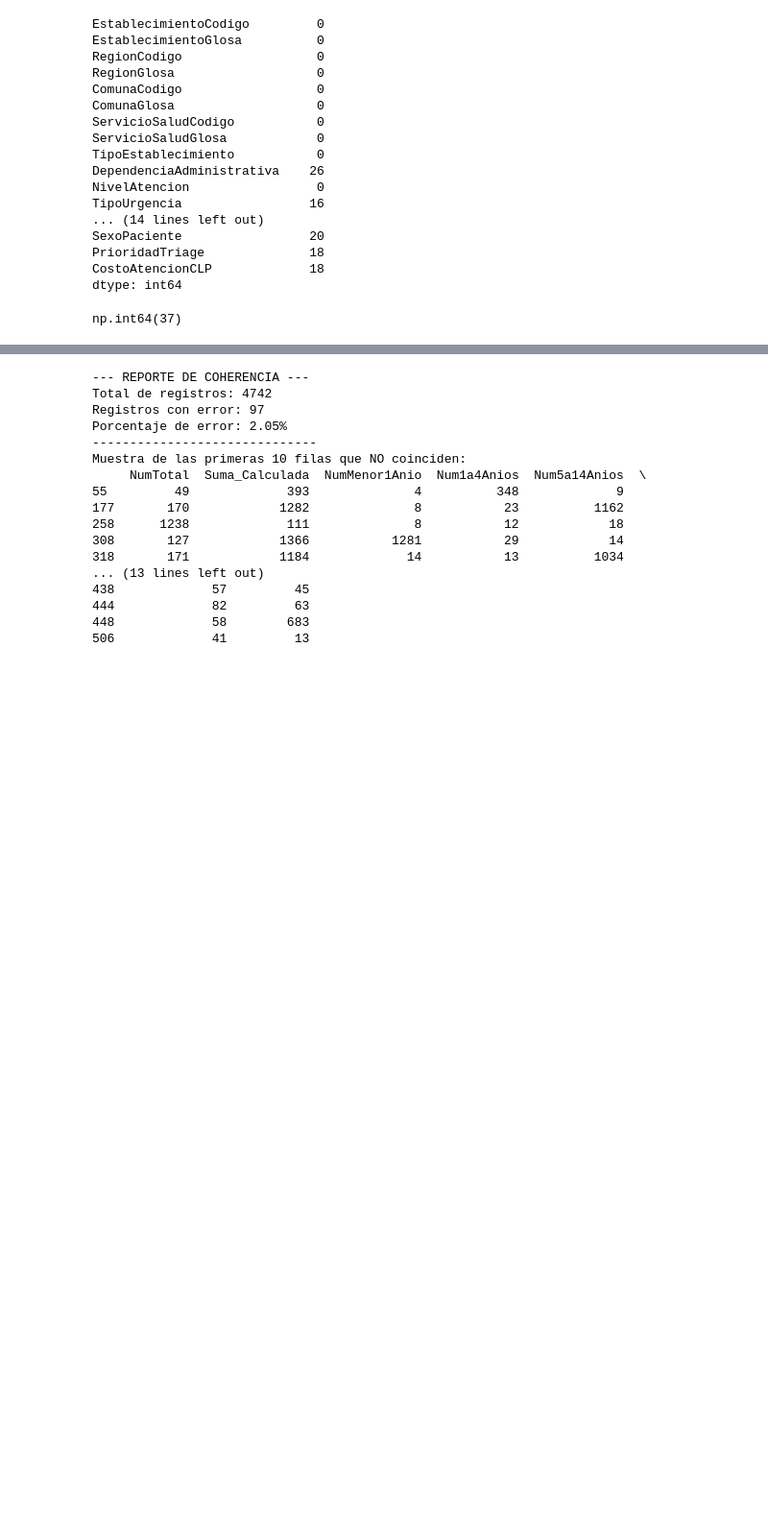
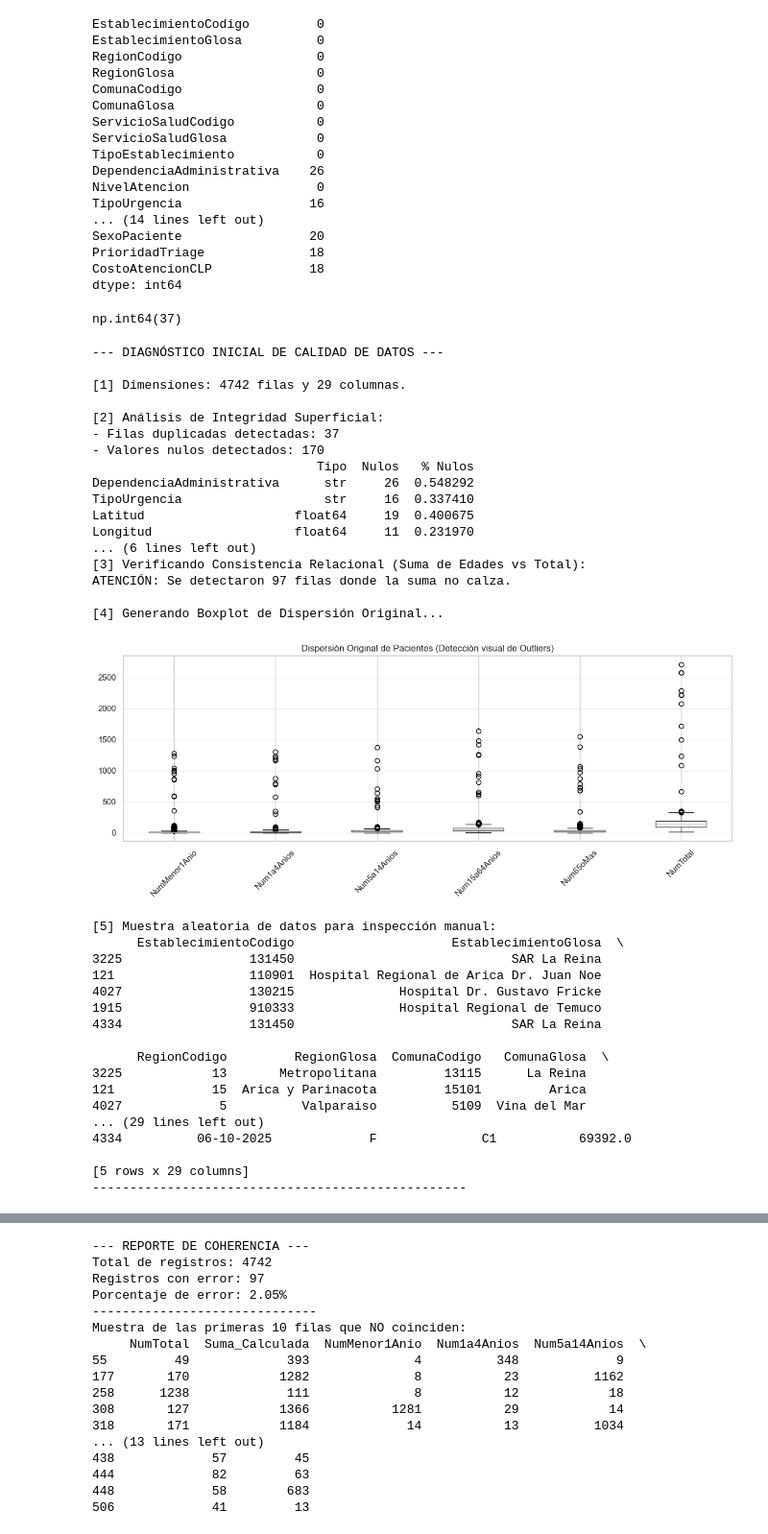
Before and after one commit to AguirreCaro/Parcial1-Programacion-CD, a Jupyter notebook: notebooks/main.ipynb, the cells around one changed output, grey strips where cells are left out. Shown at 96% size. Saved outputs shown, nothing was run; the diff lists cells and outputs as text; code cells hidden in the pictures; blank space fills up the shorter version.

Commit message:
Initial commit: Informe EDA y análisis epidemiológico

```diff
--- a/notebooks/main.ipynb
+++ b/notebooks/main.ipynb
@@ -95,4 +95,47 @@ dtype: int64
 df.duplicated().sum()
 # %% [output]
 np.int64(37)
+# %%
+#Análisis Inicial
+import src.analisis as analisis_module
+import importlib
+importlib.reload(analisis_module)
+
+analisis_module.realizar_diagnostico_inicial(df)
+# %% [output]
+--- DIAGNÓSTICO INICIAL DE CALIDAD DE DATOS ---
+
+[1] Dimensiones: 4742 filas y 29 columnas.
+
+[2] Análisis de Integridad Superficial:
+- Filas duplicadas detectadas: 37
+- Valores nulos detectados: 170
+                              Tipo  Nulos   % Nulos
+DependenciaAdministrativa      str     26  0.548292
+TipoUrgencia                   str     16  0.337410
+Latitud                    float64     19  0.400675
+Longitud                   float64     11  0.231970
+... (6 lines left out)
+[3] Verificando Consistencia Relacional (Suma de Edades vs Total):
+ATENCIÓN: Se detectaron 97 filas donde la suma no calza.
+
+[4] Generando Boxplot de Dispersión Original...
+[figure, added]
+[5] Muestra aleatoria de datos para inspección manual:
+      EstablecimientoCodigo                     EstablecimientoGlosa  \
+3225                 131450                             SAR La Reina
+121                  110901  Hospital Regional de Arica Dr. Juan Noe
+4027                 130215              Hospital Dr. Gustavo Fricke
+1915                 910333              Hospital Regional de Temuco
+4334                 131450                             SAR La Reina
+
+      RegionCodigo         RegionGlosa  ComunaCodigo   ComunaGlosa  \
+3225            13       Metropolitana         13115      La Reina
+121             15  Arica y Parinacota         15101         Arica
+4027             5          Valparaiso          5109  Vina del Mar
+... (29 lines left out)
+4334          06-10-2025             F              C1           69392.0
+
+[5 rows x 29 columns]
+--------------------------------------------------
 # %%
```
Also changed, not shown: parts of 12 cells of this notebook, 3 other files.
